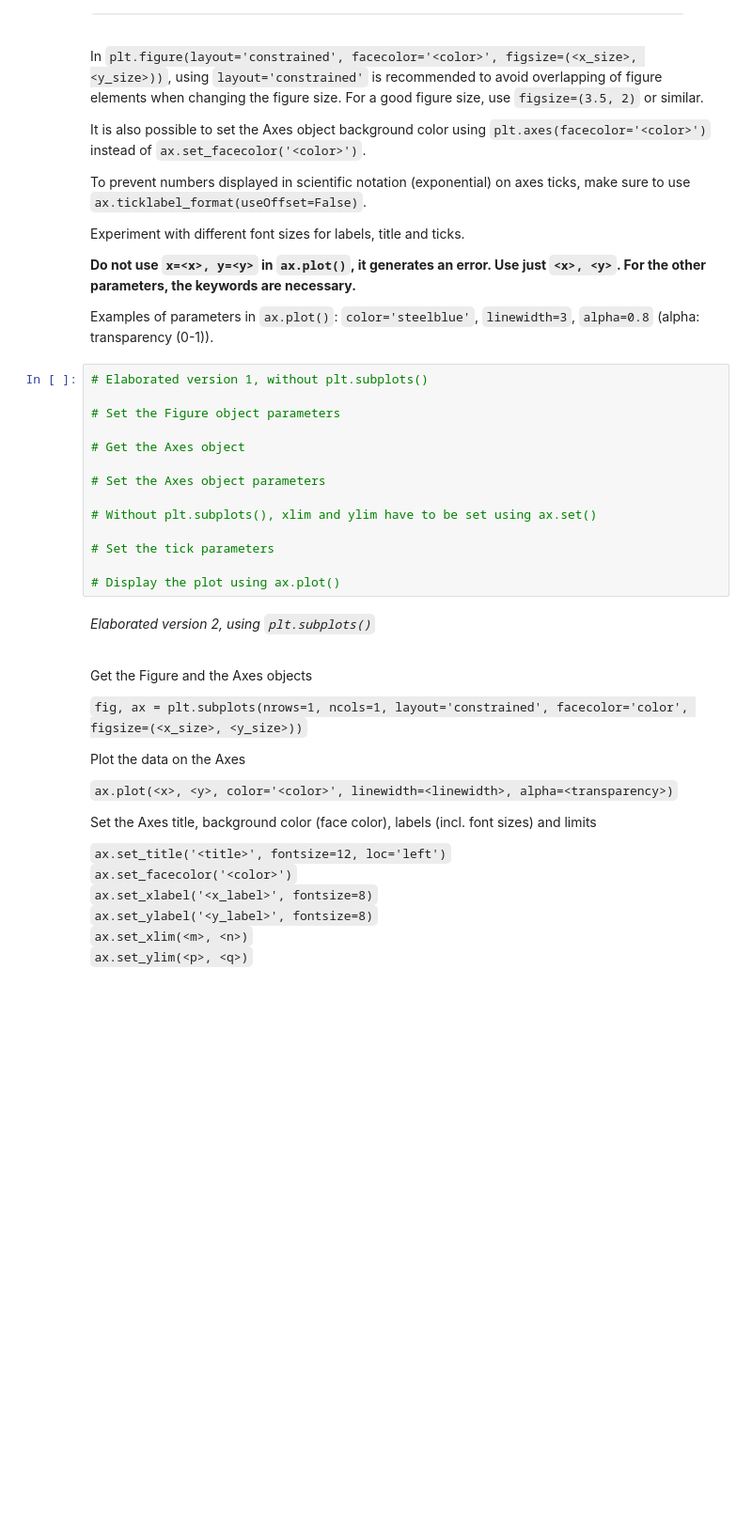
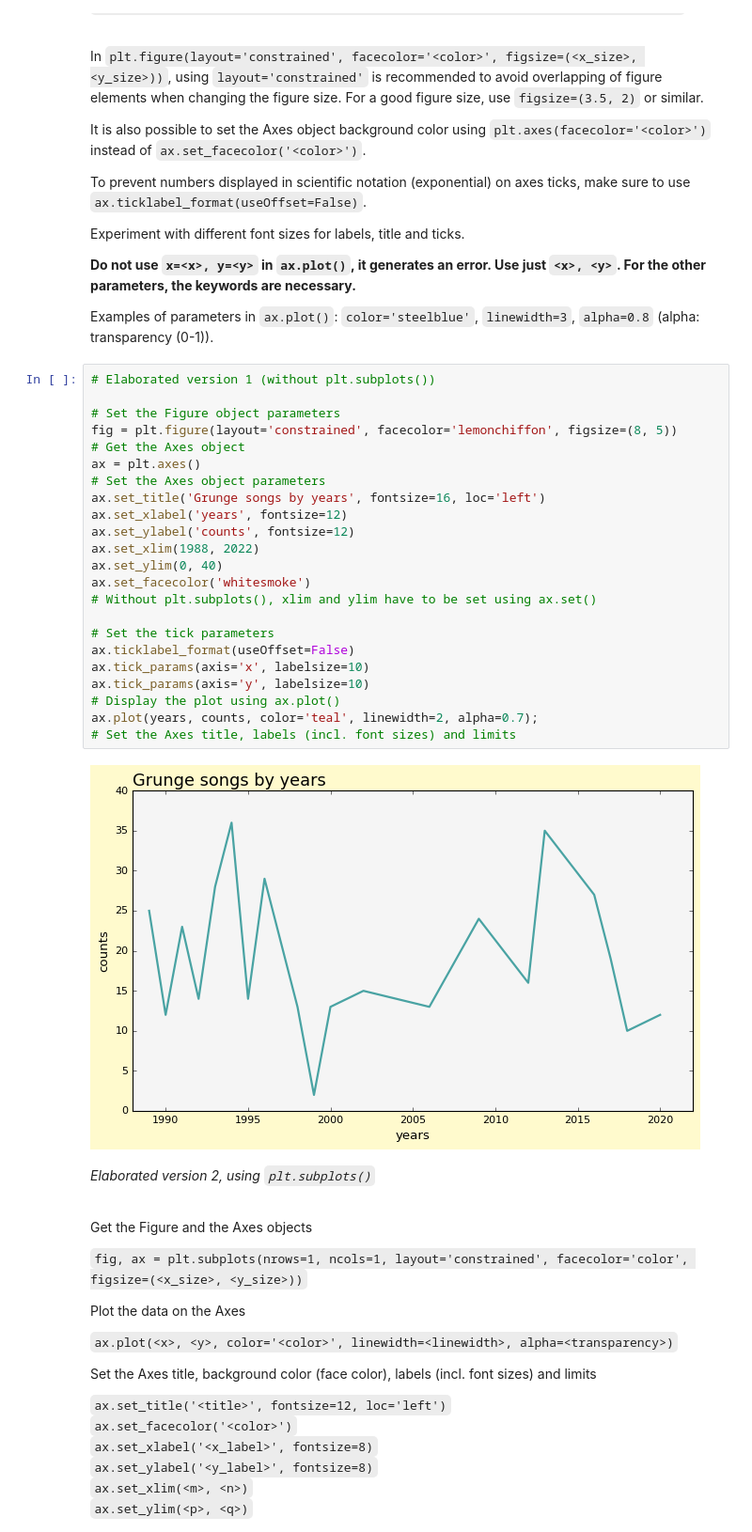
Before and after one commit to programiranje3/p3-2024, a Jupyter notebook: notebooks/eda.ipynb, the cells around one changed output. Shown at 94% size. Drawn from its saved outputs; the diff is of its cells as text; blank space fills up the shorter version.

```diff
--- a/notebooks/eda.ipynb
+++ b/notebooks/eda.ipynb
@@ -594,19 +1127,30 @@ Experiment with different font sizes for labels, title and ticks.
 
 Examples of parameters in `ax.plot()`: `color='steelblue'`, `linewidth=3`, `alpha=0.8` (alpha: transparency (0-1)).
 # %%
-# Elaborated version 1, without plt.subplots()
+# Elaborated version 1 (without plt.subplots())
 
 # Set the Figure object parameters
-
+fig = plt.figure(layout='constrained', facecolor='lemonchiffon', figsize=(8, 5))
 # Get the Axes object
-
+ax = plt.axes()
 # Set the Axes object parameters
-
+ax.set_title('Grunge songs by years', fontsize=16, loc='left')
+ax.set_xlabel('years', fontsize=12)
+ax.set_ylabel('counts', fontsize=12)
+ax.set_xlim(1988, 2022)
+ax.set_ylim(0, 40)
+ax.set_facecolor('whitesmoke')
 # Without plt.subplots(), xlim and ylim have to be set using ax.set()
 
 # Set the tick parameters
-
+ax.ticklabel_format(useOffset=False)
+ax.tick_params(axis='x', labelsize=10)
+ax.tick_params(axis='y', labelsize=10)
 # Display the plot using ax.plot()
+ax.plot(years, counts, color='teal', linewidth=2, alpha=0.7);
+# Set the Axes title, labels (incl. font sizes) and limits
+# %% [output]
+[figure, added]
 # %% [markdown]
 <em>Elaborated version 2, using `plt.subplots()`</em><br><br>
 
```
Also changed, not shown: parts of 109 cells of this notebook, 2 other files.
